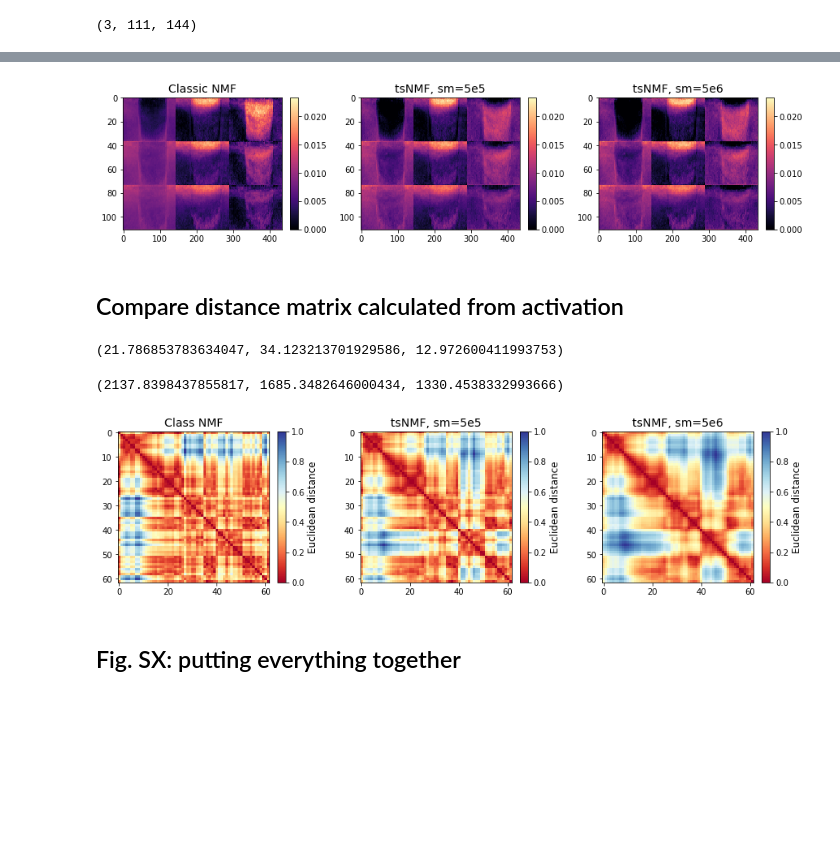
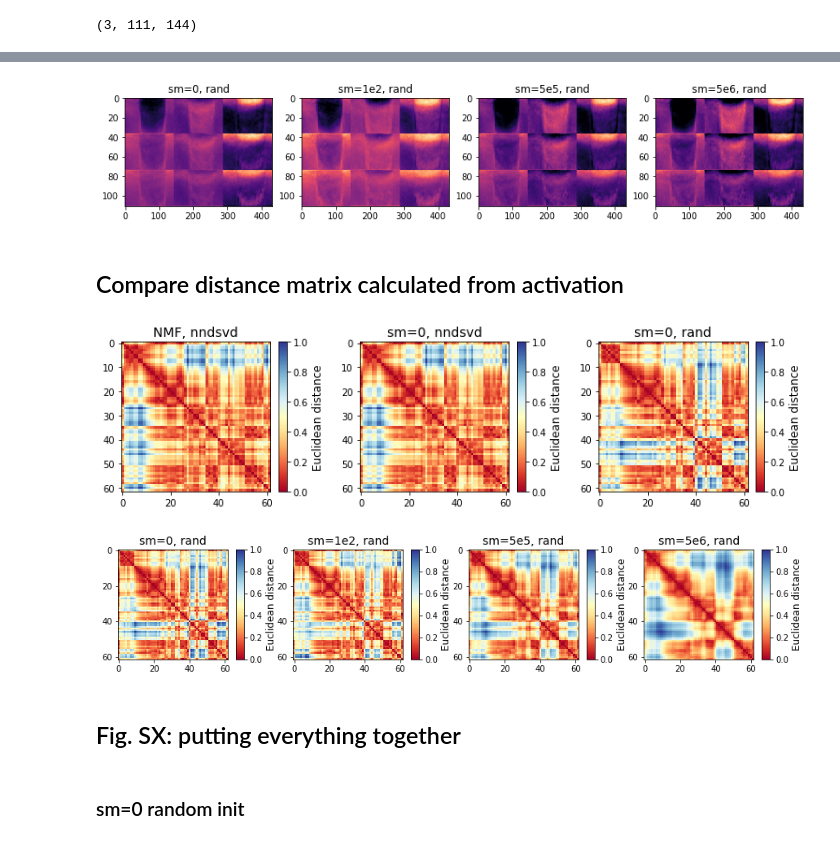
Before and after one commit to leewujung/ooi-echo-matrix-decomposition, a Jupyter notebook: notebooks/fig_si_sm_effects.ipynb, the cells around one changed output, grey strips where cells are left out. Drawn from its saved outputs; the diff is of its cells as text; code cells hidden in the pictures; blank space fills up the shorter version.

```diff
--- a/notebooks/fig_si_sm_effects.ipynb
+++ b/notebooks/fig_si_sm_effects.ipynb
@@ -182,3 +307,16 @@ W_divW_0_reshaped.shape
+# %%
+fig,ax = plt.subplots(1, 4, figsize=(14,2.3))
+ax[0].imshow(np.hstack(W_divW_0_reshaped), aspect='auto', cmap='magma')
+ax[0].set_title('sm=0, rand')
+ax[1].imshow(np.hstack(W_divW_1e2_reshaped), aspect='auto', cmap='magma')
+ax[1].set_title('sm=1e2, rand')
+ax[2].imshow(np.hstack(W_divW_5e5_reshaped), aspect='auto', cmap='magma')
+ax[2].set_title('sm=5e5, rand')
+ax[3].imshow(np.hstack(W_divW_5e6_reshaped), aspect='auto', cmap='magma')
+ax[3].set_title('sm=5e6, rand')
+plt.show()
+# %% [output]
+[figure, added]
 # %%
 def plot_component(axx, WW, title_str, vlim=None):
     if vlim is None:
@@ -202,12 +336,3 @@ vmin = np.hstack((W_divW_0, W_divW_5e5, W_divW_5e6)).min()
-# %%
-fig,ax = plt.subplots(1, 3, figsize=(14,3))
-plt.subplots_adjust(wspace=0.5)
-plot_component(ax[0], W_divW_0_reshaped, 'Classic NMF', vlim=[vmin, vmax])
-plot_component(ax[1], W_divW_5e5_reshaped, 'tsNMF, sm=5e5', vlim=[vmin, vmax])
-plot_component(ax[2], W_divW_5e6_reshaped, 'tsNMF, sm=5e6', vlim=[vmin, vmax])
-plt.show()
-# %% [output]
-[figure, removed]
 # %% [markdown]
 ## Compare distance matrix calculated from activation
 # %%
@@ -219,3 +340,8 @@ D_tsNMF_5e6 = pdist(H_multW_5e6.T, 'euclidean')
+# %%
+def calc_distance_mtx(HH):
+    DD = pdist(HH.T, 'euclidean')
+    DD = (DD-DD.min())/(DD.max()-DD.min())  # normalize to between 0-1
+    return DD
 # %%
 def plot_distance_mtx(axx, DD, title_str):
     im = axx.imshow(squareform(DD), cmap='RdYlBu', interpolation='none')
@@ -229,11 +355,3 @@ def plot_distance_mtx(axx, DD, title_str):
     plt.ylabel('Euclidean distance', fontsize=14)
     cbar = plt.colorbar(im, cax=cax)
     cbar.ax.set_ylabel('Euclidean distance', rotation=90, fontsize=12)
-# %%
-D_tsNMF_0.min(), D_tsNMF_5e5.min(), D_tsNMF_5e6.min()
-# %% [output]
-(21.786853783634047, 34.123213701929586, 12.972600411993753)
-# %%
-D_tsNMF_0.max(), D_tsNMF_5e5.max(), D_tsNMF_5e6.max()
-# %% [output]
-(2137.8398437855817, 1685.3482646000434, 1330.4538332993666)
@@ -245,12 +358,29 @@ D_tsNMF_5e6 = (D_tsNMF_5e6-D_tsNMF_5e6.min())/(D_tsNMF_5e6.max()-D_tsNMF_5e6.min
+# %%
+D_NMF = calc_distance_mtx(H_multW_NMF)
+D_tsNMF_0 = calc_distance_mtx(H_multW_0)
+D_tsNMF_0_nndsvd = calc_distance_mtx(H_multW_0_nndsvd)
+D_tsNMF_1e2 = calc_distance_mtx(H_multW_1e2)
+D_tsNMF_5e5 = calc_distance_mtx(H_multW_5e5)
+D_tsNMF_5e6 = calc_distance_mtx(H_multW_5e6)
+# %%
+fig,ax = plt.subplots(1, 3, figsize=(12,3))
+plt.subplots_adjust(wspace=0.6)
+plot_distance_mtx(ax[0], D_NMF, 'NMF, nndsvd')
+plot_distance_mtx(ax[1], D_tsNMF_0_nndsvd, 'sm=0, nndsvd')
+plot_distance_mtx(ax[2], D_tsNMF_0, 'sm=0, rand')
+plt.show()
+# %% [output]
+[figure, added]
 # %%
-fig,ax = plt.subplots(1, 3, figsize=(14,4))
+fig,ax = plt.subplots(1, 4, figsize=(14,4))
 plt.subplots_adjust(wspace=0.6)
-plot_distance_mtx(ax[0], D_tsNMF_0, 'Class NMF')
-plot_distance_mtx(ax[1], D_tsNMF_5e5, 'tsNMF, sm=5e5')
-plot_distance_mtx(ax[2], D_tsNMF_5e6, 'tsNMF, sm=5e6')
+plot_distance_mtx(ax[0], D_tsNMF_0, 'sm=0, rand')
+plot_distance_mtx(ax[1], D_tsNMF_1e2, 'sm=1e2, rand')
+plot_distance_mtx(ax[2], D_tsNMF_5e5, 'sm=5e5, rand')
+plot_distance_mtx(ax[3], D_tsNMF_5e6, 'sm=5e6, rand')
 plt.show()
 # %% [output]
-[figure, old version]
+[figure, new version]
 # %% [markdown]
 ## Fig. SX: putting everything together
 # %%
@@ -405,6 +535,8 @@ def add_daily_echogram_labels():
                          ['sm=0', 'sm=5e5', 'sm=5e6']):
         fig.text(x=0.5, y=1.2, s=tstr, fontsize=title_ls,
                  transform=axx[1].transAxes, ha='center', va='center')
+# %% [markdown]
+### sm=0 random init
 # %%
 fig = plt.figure(figsize=(7+1/16,6))
 
```
Also changed, not shown: parts of 43 cells of this notebook, 1 other file.
